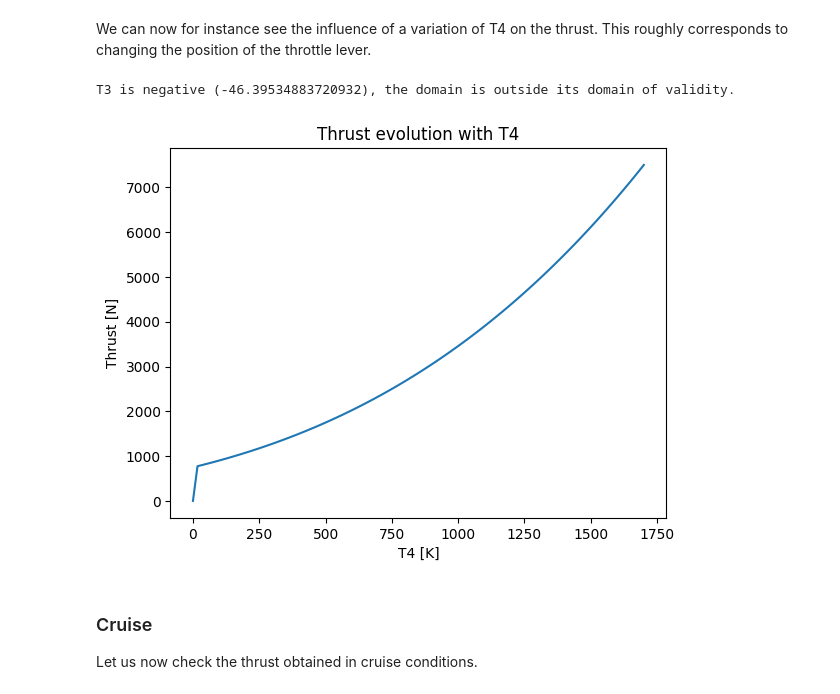
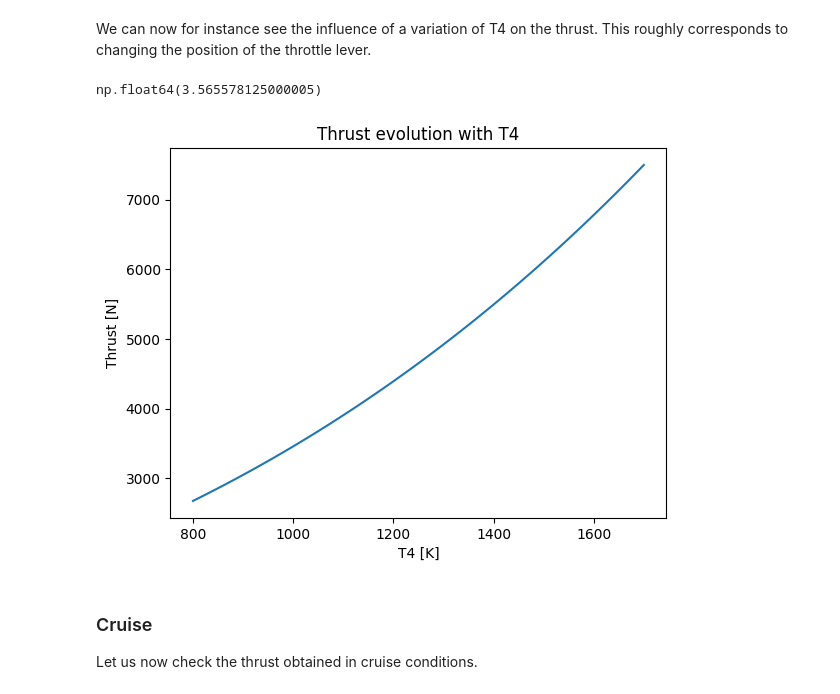
Before and after one commit to PaulCreusy/flight-mech, a Jupyter notebook: examples/turbojet_example.ipynb, the cells around one changed output. Drawn from its saved outputs; the diff is of its cells as text; code cells hidden in the pictures.

Commit message:
add OPR computation in turbojet example

```diff
--- a/examples/turbojet_example.ipynb
+++ b/examples/turbojet_example.ipynb
@@ -70,28 +70,33 @@ nb_points = 100
 ### T4 influence
 # %% [markdown]
 We can now for instance see the influence of a variation of T4 on the thrust. This roughly corresponds to changing the position of the throttle lever.
+# %%
+turbojet.T4_instruction=800
+turbojet.tune_current_OPR()
+turbojet.current_OPR
+# %% [output]
+np.float64(3.565578125000005)
 # %%
 # Compute thrust evolution with T4 instruction
-T4_array = np.linspace(0, turbojet.T4_max, nb_points)
+T4_array = np.linspace(800, turbojet.T4_max, nb_points)
 thrust_array = np.zeros(nb_points)
 for i, T4 in enumerate(T4_array):
     turbojet.T4_instruction = T4
     # Use try block to avoid crash if temperatures become negative
     try:
         turbojet.tune_current_OPR()
         thrust_array[i] = turbojet.thrust
     except Exception as e:
         print(e)
 
 # Plot thrust evolution with velocity
 plt.plot(T4_array, thrust_array)
 plt.xlabel("T4 [K]")
 plt.ylabel("Thrust [N]")
 plt.title("Thrust evolution with T4")
 plt.show()
 # %% [output]
-T3 is negative (-46.39534883720932), the domain is outside its domain of validity.
-[figure, old version]
+[figure, new version]
 # %% [markdown]
 ### Cruise
 
```
Also changed, not shown: parts of 2 cells of this notebook.
